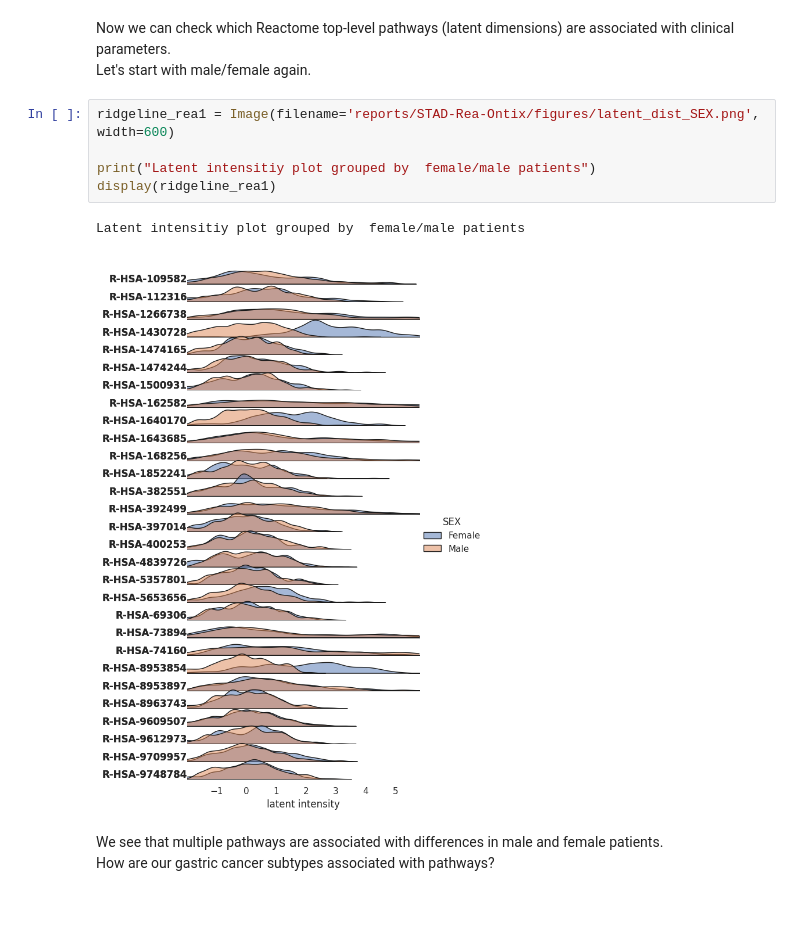
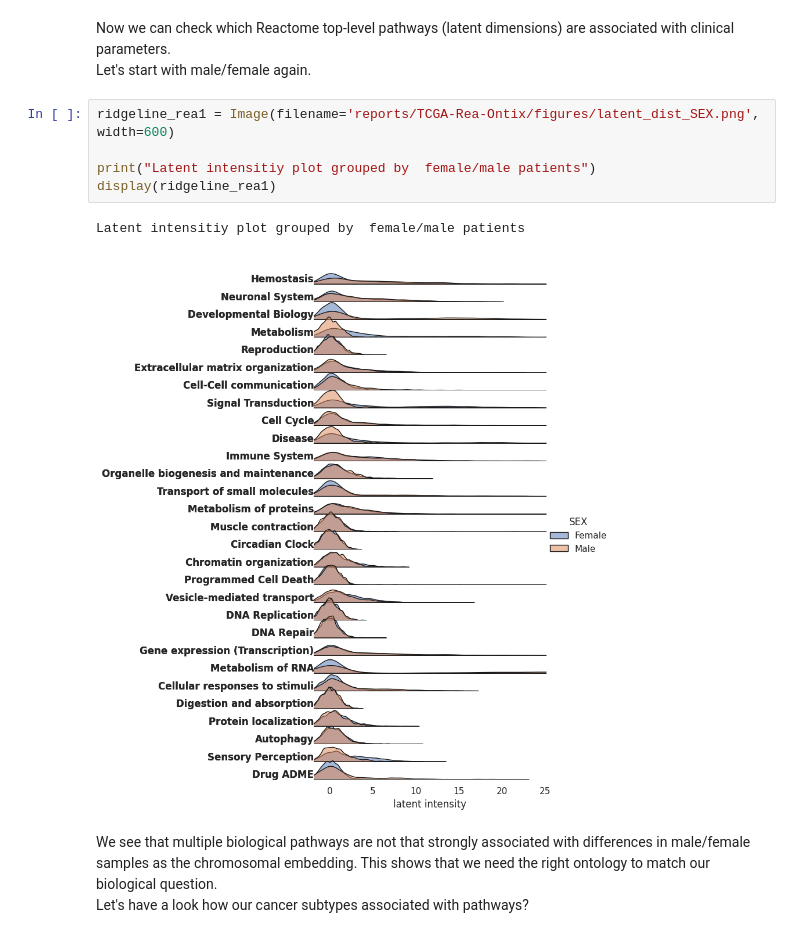
Before and after one commit to jan-forest/autoencodix, a Jupyter notebook: Tutorials/Advanced_Ontix.ipynb, the cells around one changed output. Saved outputs shown, nothing was run; the diff lists cells and outputs as text; blank space fills up the shorter version.

```diff
--- a/Tutorials/Advanced_Ontix.ipynb
+++ b/Tutorials/Advanced_Ontix.ipynb
@@ -288,14 +381,14 @@ Done visualizing
 Now we can check which Reactome top-level pathways (latent dimensions) are associated with clinical parameters.
 Let's start with male/female again.
 # %%
-ridgeline_rea1 = Image(filename='reports/STAD-Rea-Ontix/figures/latent_dist_SEX.png', width=600)
+ridgeline_rea1 = Image(filename='reports/TCGA-Rea-Ontix/figures/latent_dist_SEX.png', width=600)
 
 print("Latent intensitiy plot grouped by  female/male patients")
 display(ridgeline_rea1)
 # %% [output]
 Latent intensitiy plot grouped by  female/male patients
-[figure, old version]
+[figure, new version]
 # %% [markdown]
-We see that multiple pathways are associated with differences in male and female patients.
-How are our gastric cancer subtypes associated with pathways?
+We see that multiple biological pathways are not that strongly associated with differences in male/female samples as the chromosomal embedding. This shows that we need the right ontology to match our biological question.
+Let's have a look how our cancer subtypes associated with pathways?
 # %%
```
Also changed, not shown: parts of 17 cells of this notebook, 11 other files.
